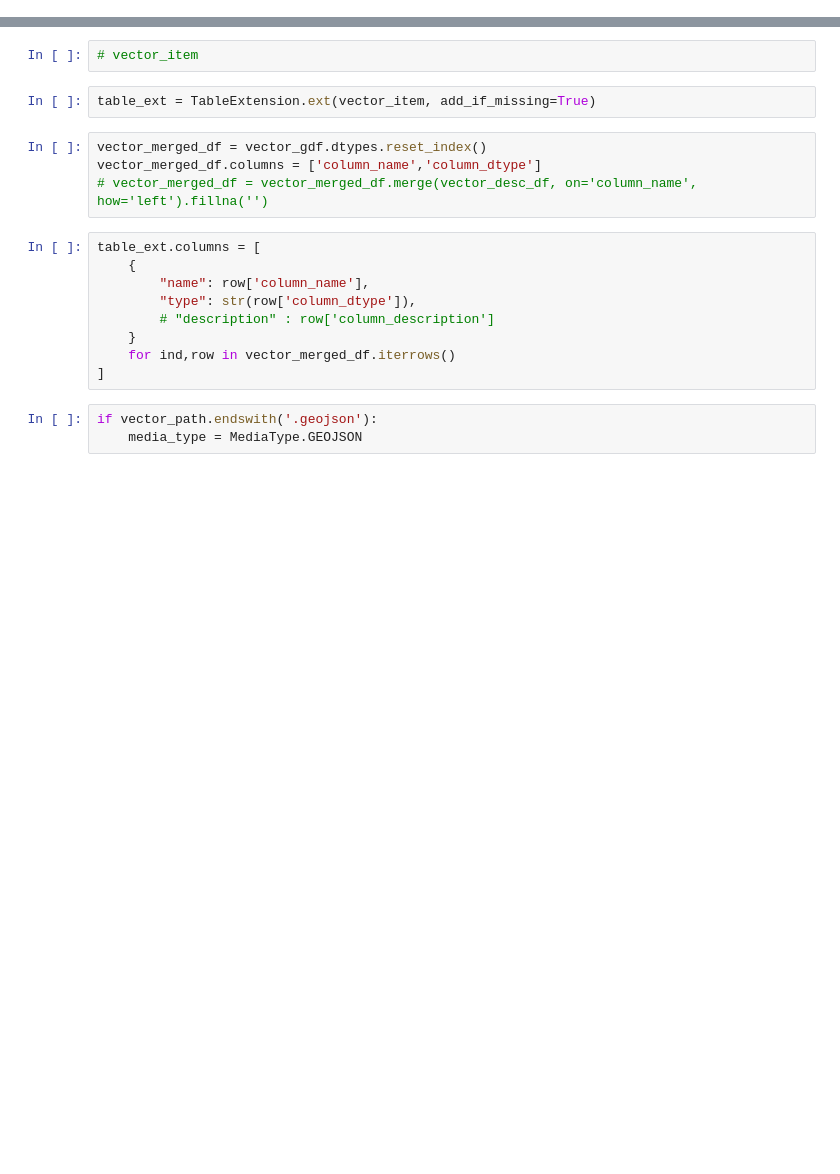
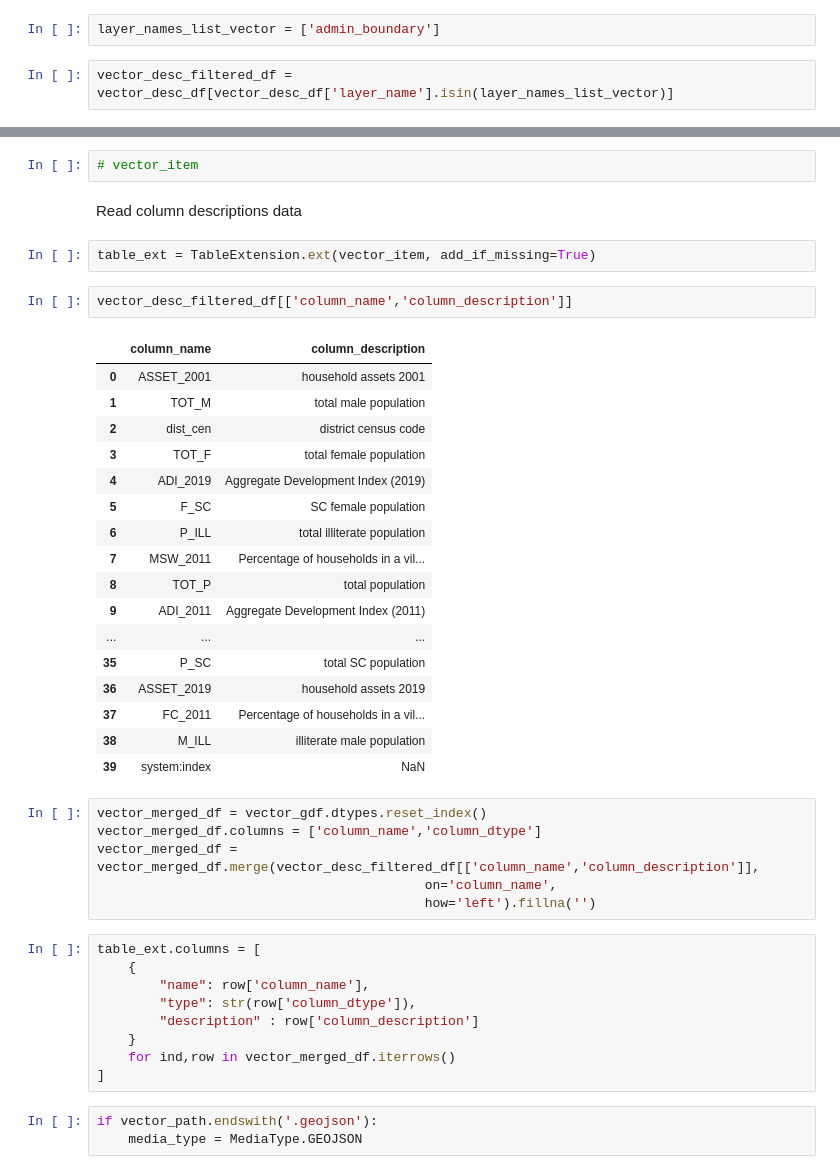
Before and after one commit to Nirzaree/STAC-spec, a Jupyter notebook: notebooks/generate_stac_refactored.ipynb, the cells around one changed output, grey strips where cells are left out. Cells and saved outputs as stored; diff of their text form; blank space fills up the shorter version.

```diff
--- a/notebooks/generate_stac_refactored.ipynb
+++ b/notebooks/generate_stac_refactored.ipynb
@@ -37,3 +41,7 @@ corestack_dir = os.path.join(base_dir, 'CorestackCatalogs')
+# %%
+layer_names_list_vector = ['admin_boundary']
+# %%
+vector_desc_filtered_df = vector_desc_df[vector_desc_df['layer_name'].isin(layer_names_list_vector)]
 # %% [markdown]
 2. Map layernames with style file names
 # %%
@@ -389,18 +413,42 @@ vector_item = pystac.Item(
 )
 # %%
 # vector_item
+# %% [markdown]
+Read column descriptions data
 # %%
 table_ext = TableExtension.ext(vector_item, add_if_missing=True)
+# %%
+vector_desc_filtered_df[['column_name','column_description']]
+# %% [output]
+|  | column_name | column_description |
+| 0 | ASSET_2001 | household assets 2001 |
+| 1 | TOT_M | total male population |
+| 2 | dist_cen | district census code |
+| 3 | TOT_F | total female population |
+| 4 | ADI_2019 | Aggregate Development Index (2019) |
+| 5 | F_SC | SC female population |
+| 6 | P_ILL | total illiterate population |
+| 7 | MSW_2011 | Percentage of households in a vil... |
+| 8 | TOT_P | total population |
+| 9 | ADI_2011 | Aggregate Development Index (2011) |
+| ... | ... | ... |
+| 35 | P_SC | total SC population |
+| 36 | ASSET_2019 | household assets 2019 |
+| 37 | FC_2011 | Percentage of households in a vil... |
+| 38 | M_ILL | illiterate male population |
+| 39 | system:index | NaN |
 # %%
 vector_merged_df = vector_gdf.dtypes.reset_index()
 vector_merged_df.columns = ['column_name','column_dtype']
-# vector_merged_df = vector_merged_df.merge(vector_desc_df, on='column_name', how='left').fillna('')
+vector_merged_df = vector_merged_df.merge(vector_desc_filtered_df[['column_name','column_description']],
+                                          on='column_name',
+                                          how='left').fillna('')
 # %%
 table_ext.columns = [
     {
         "name": row['column_name'],
         "type": str(row['column_dtype']),
-        # "description" : row['column_description']
+        "description" : row['column_description']
     }
     for ind,row in vector_merged_df.iterrows()
 ]
```
Also changed, not shown: parts of 3 cells of this notebook, 2 other files.
